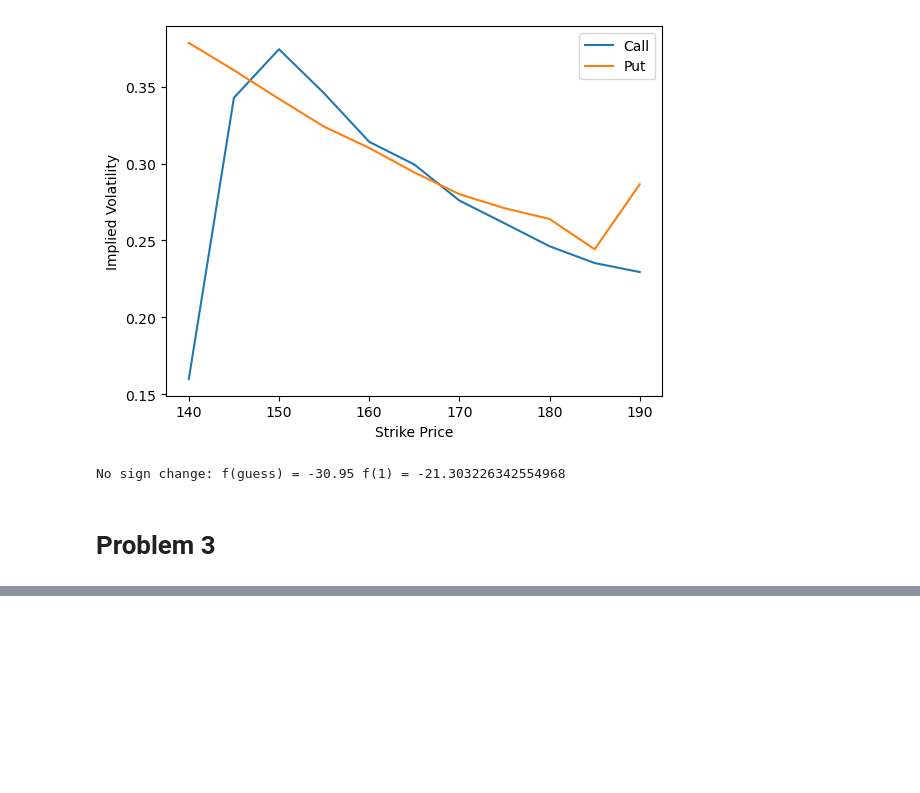
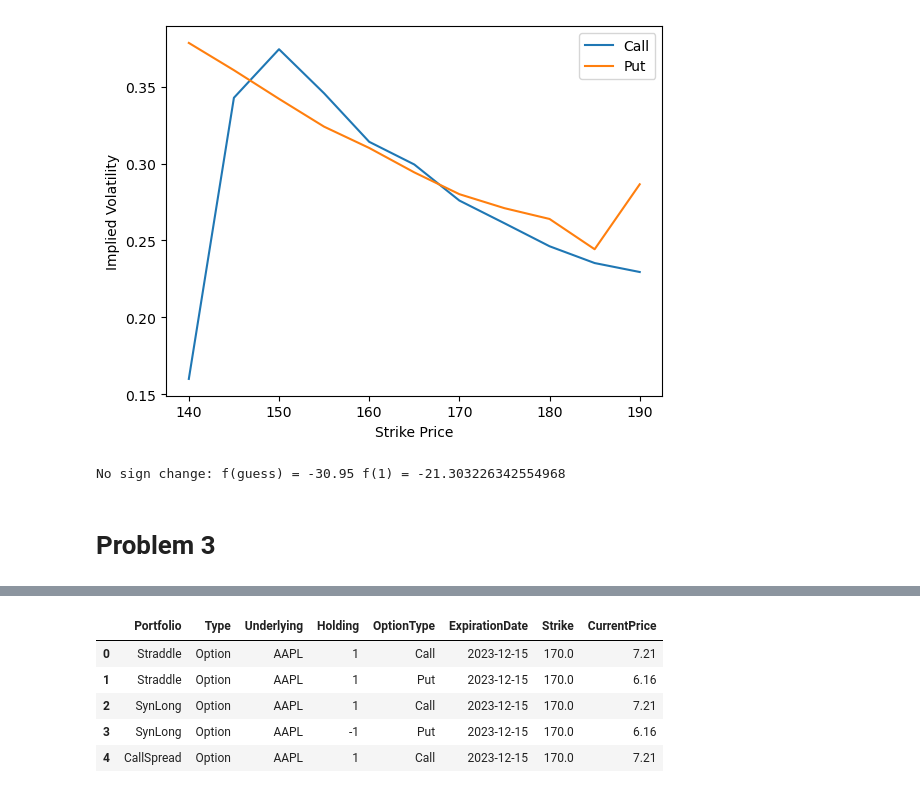
Before and after one commit to NemoDarjeeling/Fintech545, a Jupyter notebook: week6/week6_assignment/week6_code.ipynb, the cells around one changed output, grey strips where cells are left out. Saved outputs shown, nothing was run; the diff lists cells and outputs as text; code cells hidden in the pictures; blank space fills up the shorter version.

```diff
--- a/week6/week6_assignment/week6_code.ipynb
+++ b/week6/week6_assignment/week6_code.ipynb
@@ -202,0 +200,10 @@ No sign change: f(guess) = -30.95 f(1) = -21.303226342554968
+# %%
+portfolios = pd.read_csv("problem3.csv", parse_dates=["ExpirationDate"])
+portfolios.head()
+# %% [output]
+|  | Portfolio | Type | Underlying | Holding | OptionType | ExpirationDate | Strike | CurrentPrice |
+| 0 | Straddle | Option | AAPL | 1 | Call | 2023-12-15 | 170.0 | 7.21 |
+| 1 | Straddle | Option | AAPL | 1 | Put | 2023-12-15 | 170.0 | 6.16 |
+| 2 | SynLong | Option | AAPL | 1 | Call | 2023-12-15 | 170.0 | 7.21 |
+| 3 | SynLong | Option | AAPL | -1 | Put | 2023-12-15 | 170.0 | 6.16 |
+| 4 | CallSpread | Option | AAPL | 1 | Call | 2023-12-15 | 170.0 | 7.21 |
```
Also changed, not shown: parts of 4 cells of this notebook.
